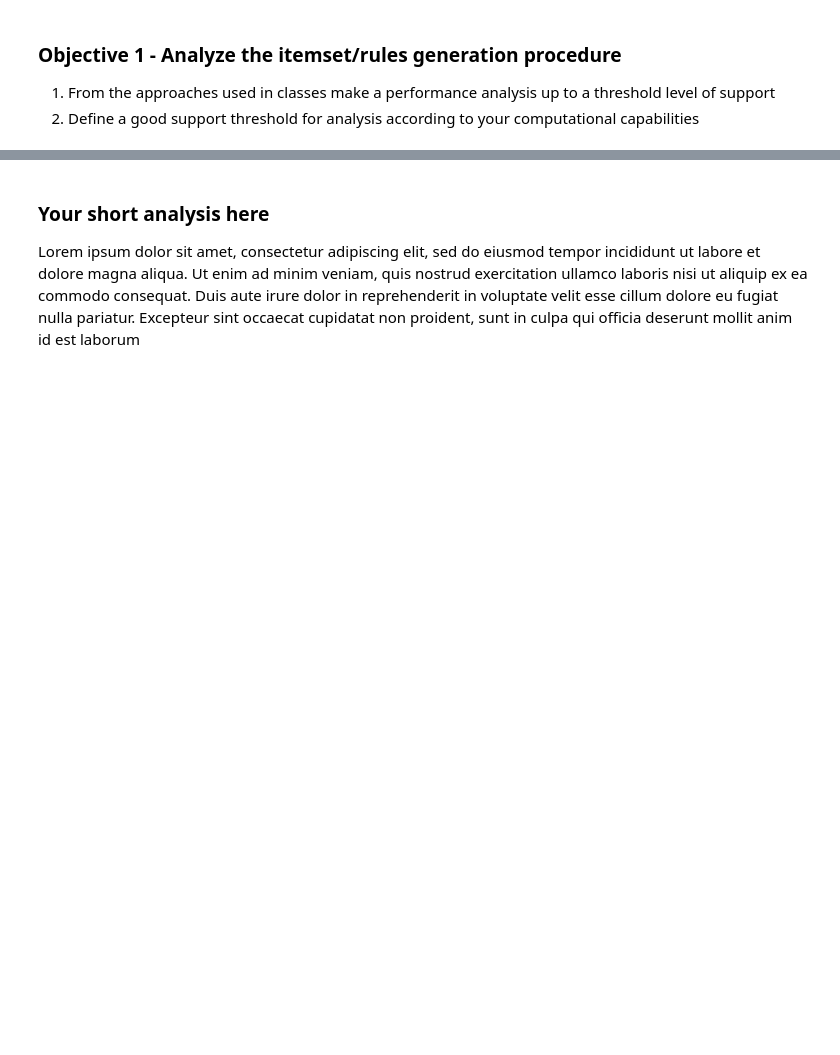
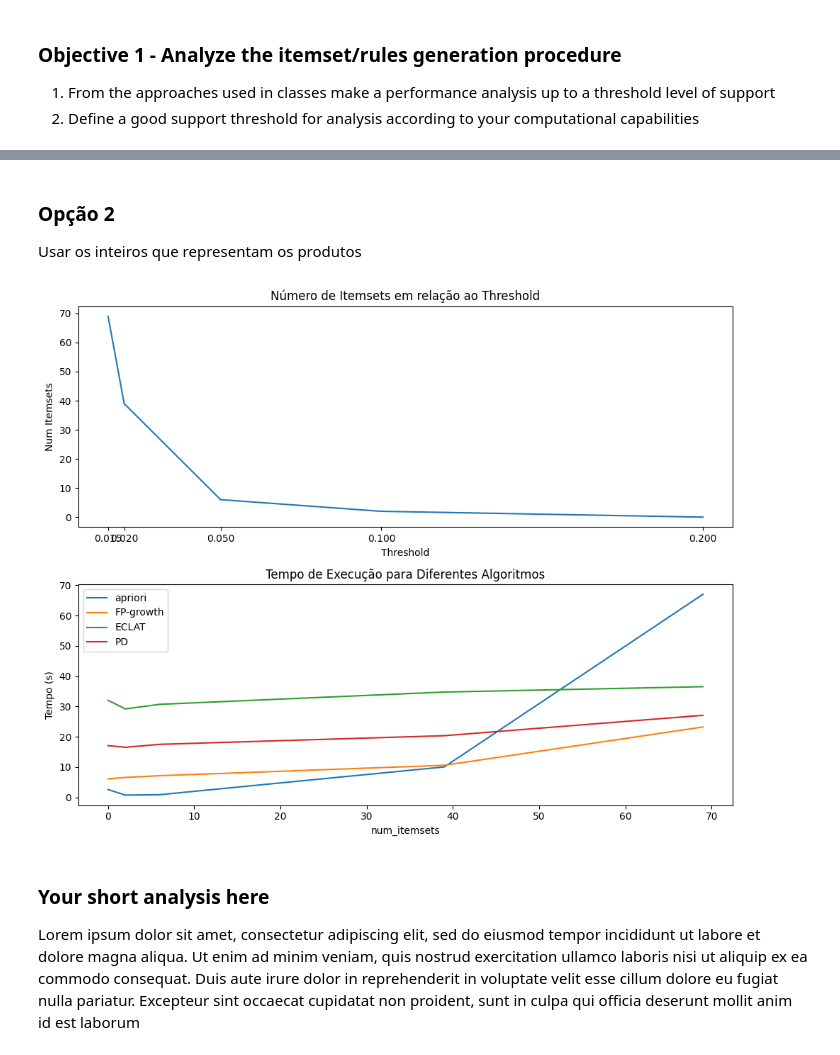
Before and after one commit to RomuloNogueira02/DataMining, a Jupyter notebook: HA2/PD_2324_HA2_ROM.ipynb, the cells around one changed output, grey strips where cells are left out. Cells and saved outputs as stored; diff of their text form; code cells hidden in the pictures; blank space fills up the shorter version.

```diff
--- a/HA2/PD_2324_HA2_ROM.ipynb
+++ b/HA2/PD_2324_HA2_ROM.ipynb
@@ -158,3 +162,44 @@ plt.show()
+# %% [markdown]
+### Opção 2
+
+Usar os inteiros que representam os produtos
+# %%
+### Add processing code here
+
+transactions = list(orders.values())
+
+tr_enc = TransactionEncoder()
+trans_array = tr_enc.fit(transactions).transform(transactions, sparse=True)
+df = pd.DataFrame.sparse.from_spmatrix(trans_array)
+
+D = getPerformance([0.2, 0.1, 0.05, 0.02, 0.015], transactions, df)
+
+# Plot dos resultados
+
+fig, (ax1, ax2) = plt.subplots(nrows=2, ncols=1, figsize=(10, 8))
+
+ax1.plot(D['threshold'], D['num_itemsets'])
+ax1.set_xticks(D['threshold'])
+ax1.set_xlabel('Threshold')
+ax1.set_ylabel('Num Itemsets')
+ax1.set_title('Número de Itemsets em relação ao Threshold')
+
+
+num_itemsets = D['num_itemsets']
+for key in D.keys():
+    if key != 'threshold' and key != 'num_itemsets':
+        ax2.plot(num_itemsets, D[key], label=key)
+
+ax2.set_xlabel('num_itemsets')
+ax2.set_ylabel('Tempo (s)')
+ax2.set_title('Tempo de Execução para Diferentes Algoritmos')
+ax2.legend()
+
+plt.tight_layout()
+
+plt.show()
+# %% [output]
+[figure, added]
 # %% [markdown]
 ### Your short analysis here
 
```
Also changed, not shown: parts of 3 cells of this notebook.
